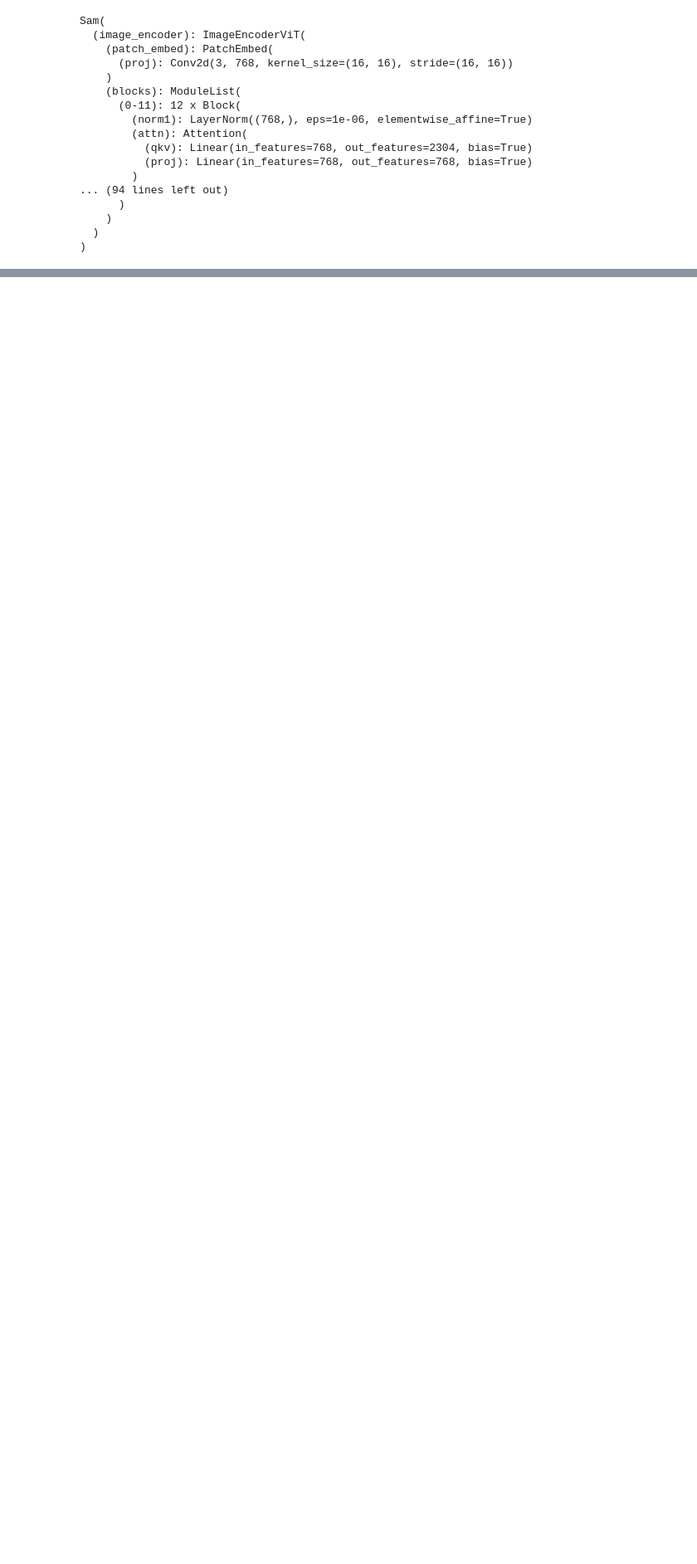
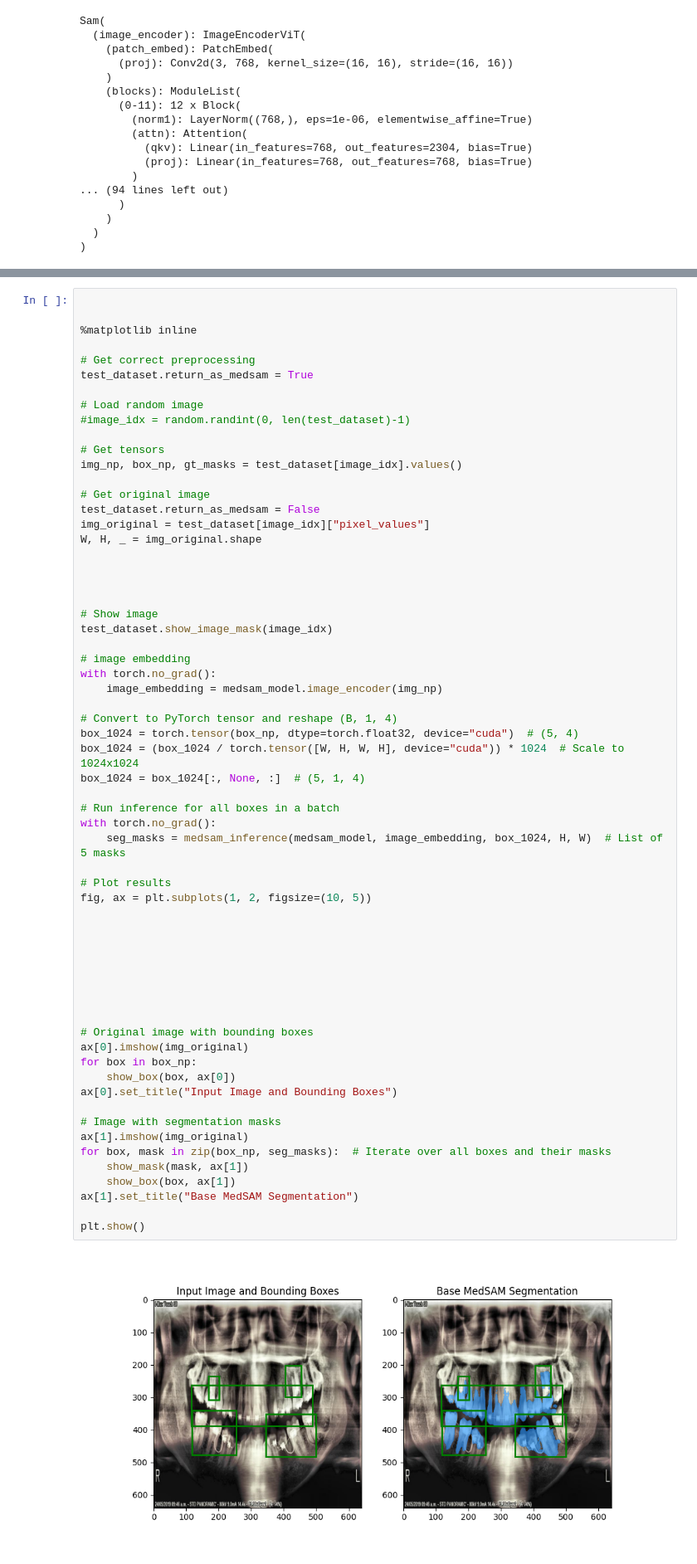
Before and after one commit to OSmith132/Automated-Dental-Segmentation, a Jupyter notebook: MedSAM_main.ipynb, the cells around one changed output, grey strips where cells are left out. Shown at 83% size. Saved outputs shown, nothing was run; the diff lists cells and outputs as text; blank space fills up the shorter version.

```diff
--- a/MedSAM_main.ipynb
+++ b/MedSAM_main.ipynb
@@ -221,0 +280,64 @@ plt.show()
+# %%
+
+
+%matplotlib inline
+
+# Get correct preprocessing
+test_dataset.return_as_medsam = True
+
+# Load random image
+#image_idx = random.randint(0, len(test_dataset)-1)
+
+# Get tensors
+img_np, box_np, gt_masks = test_dataset[image_idx].values()
+
+# Get original image
+test_dataset.return_as_medsam = False
+img_original = test_dataset[image_idx]["pixel_values"]
+W, H, _ = img_original.shape
+
+
+
+
+# Show image
+test_dataset.show_image_mask(image_idx)
+
+# image embedding
+with torch.no_grad():
+    image_embedding = medsam_model.image_encoder(img_np)
+
+# Convert to PyTorch tensor and reshape (B, 1, 4)
+box_1024 = torch.tensor(box_np, dtype=torch.float32, device="cuda")  # (5, 4)
+box_1024 = (box_1024 / torch.tensor([W, H, W, H], device="cuda")) * 1024  # Scale to 1024x1024
+box_1024 = box_1024[:, None, :]  # (5, 1, 4)
+
+# Run inference for all boxes in a batch
+with torch.no_grad():
+    seg_masks = medsam_inference(medsam_model, image_embedding, box_1024, H, W)  # List of 5 masks
+
+# Plot results
+fig, ax = plt.subplots(1, 2, figsize=(10, 5))
+
+
+
+
+
+
+
+
+# Original image with bounding boxes
+ax[0].imshow(img_original)
+for box in box_np:
+    show_box(box, ax[0])
+ax[0].set_title("Input Image and Bounding Boxes")
+
+# Image with segmentation masks
+ax[1].imshow(img_original)
+for box, mask in zip(box_np, seg_masks):  # Iterate over all boxes and their masks
+    show_mask(mask, ax[1])
+    show_box(box, ax[1])
+ax[1].set_title("Base MedSAM Segmentation")
+
+plt.show()
+# %% [output]
+[figure, added]
```
Also changed, not shown: parts of 6 cells of this notebook, 2 other files.
